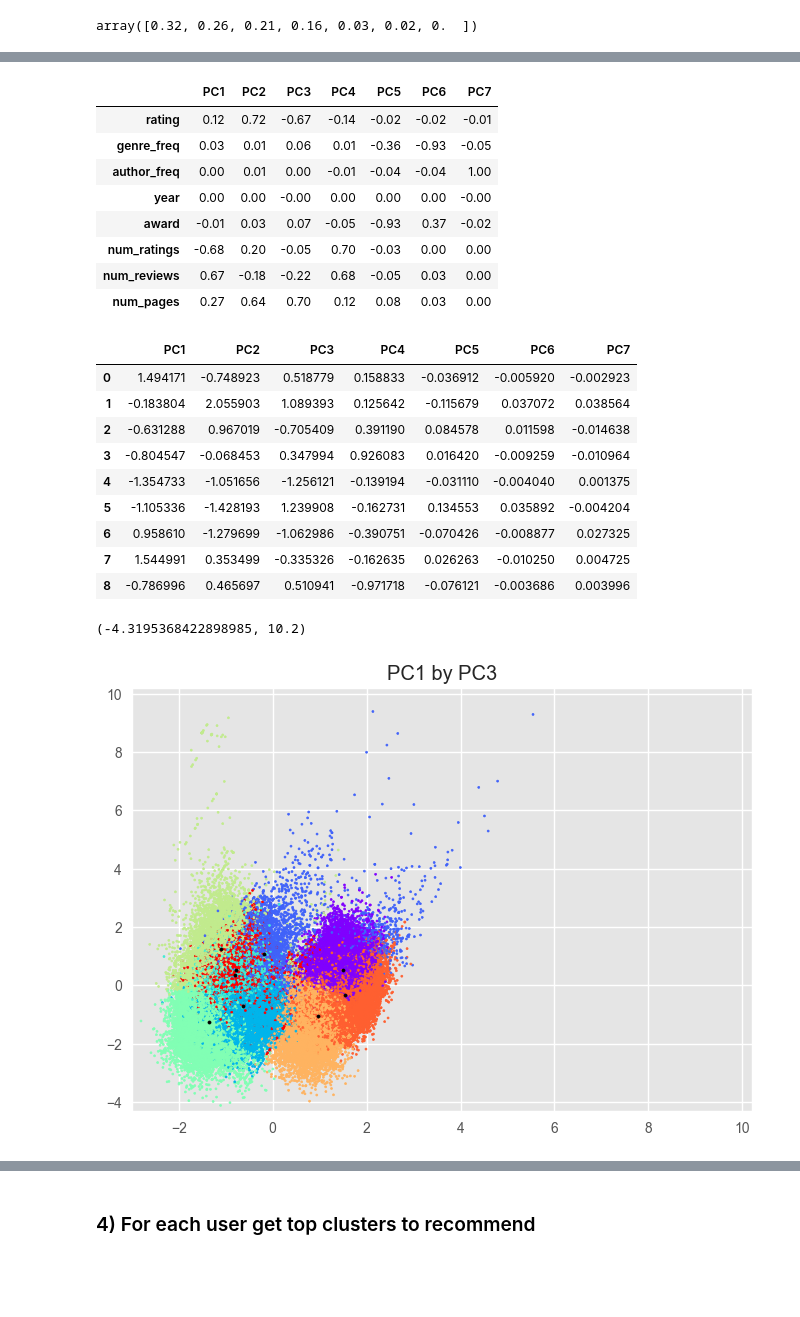
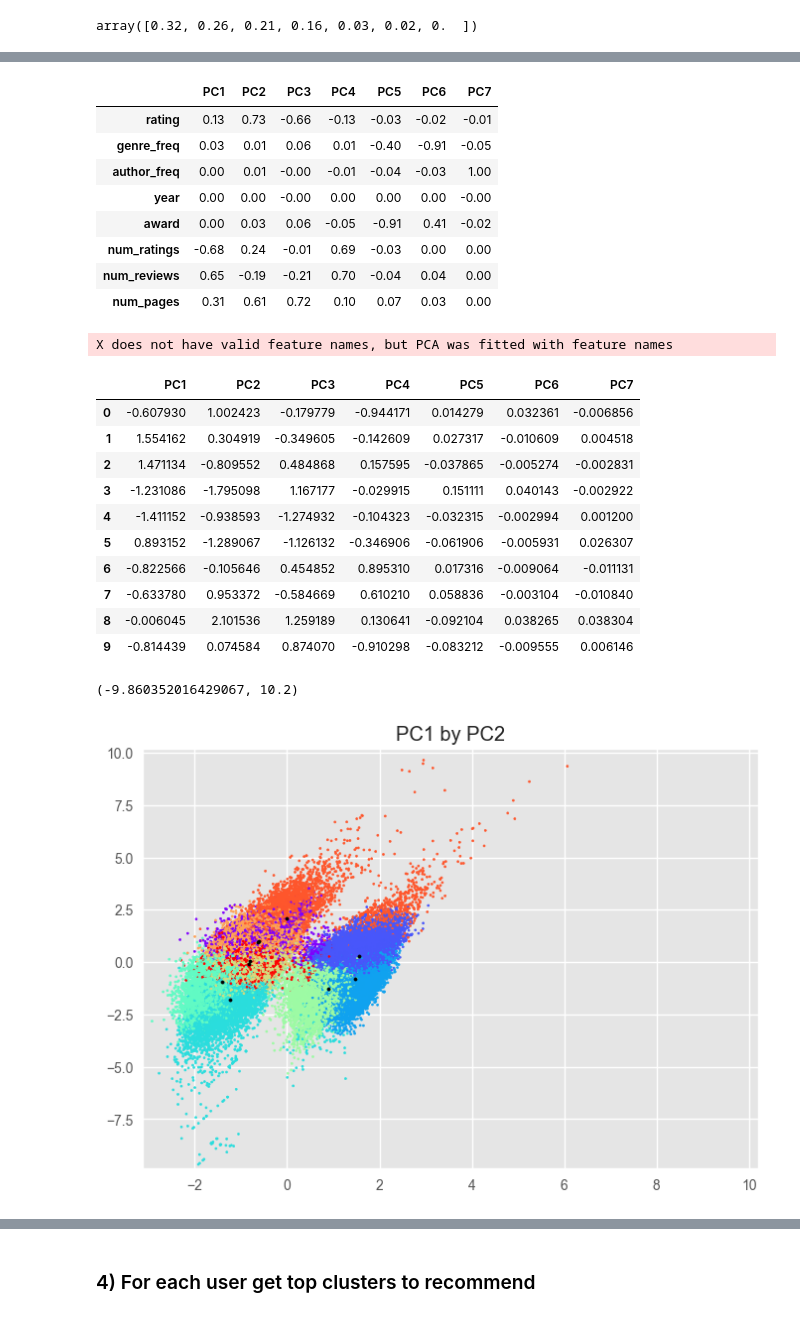
Before and after one commit to McGill-MMA-EnterpriseAnalytics/Goodreads_Book_Recommendation, a Jupyter notebook: Modelling/Book_Clustering.ipynb, the cells around one changed output, grey strips where cells are left out. Cells and saved outputs as stored; diff of their text form; code cells hidden in the pictures; blank space fills up the shorter version.

```diff
--- a/Modelling/Book_Clustering.ipynb
+++ b/Modelling/Book_Clustering.ipynb
@@ -272,3 +271,4 @@ df_prep.corr()
 # df_prep_out = df_prep.iloc[outlier_pred == 1]
 # df_store = df_store.iloc[outlier_pred == 1]
 df_prep_out = df_prep.drop(columns='book_counts')
+df_prep_out = df_prep_out.drop_duplicates()
@@ -277,14 +287,14 @@ df_prep_out = df_prep.drop(columns='book_counts')
 # %% [markdown]
 #### KMeans
 # %%
-from sklearn.cluster import KMeans
-inertia = []
-for i in range(5,20):
-    km = KMeans(n_clusters = i, n_init=10, random_state=42)
-    model = km.fit(df_prep_out)
-    print(model.inertia_)
-    inertia.append(model.inertia_)
-    labels = model.labels_
+# from sklearn.cluster import KMeans
+# inertia = []
+# for i in range(5,20):
+#     km = KMeans(n_clusters = i, n_init=10, random_state=42)
+#     model = km.fit(df_prep_out)
+#     print(model.inertia_)
+#     inertia.append(model.inertia_)
+#     labels = model.labels_
 # %%
 from yellowbrick.cluster import KElbowVisualizer
 
@@ -298,7 +308,7 @@ vis.show()
 <AxesSubplot: title={'center': 'Distortion Score Elbow for KMeans Clustering'}, xlabel='k', ylabel='distortion score'>
 # %%
 from yellowbrick.cluster.icdm import InterclusterDistance
-km = KMeans(n_clusters=9, n_init=10, random_state=42)
+km = KMeans(n_clusters=10, n_init=10, random_state=42)
 vis_clust = InterclusterDistance(km)
 vis_clust.fit(df_prep_out)
 vis_clust.show()
@@ -332,14 +343,14 @@ df_PCA.head()
 df_components.round(2)
 # %% [output]
 |  | PC1 | PC2 | PC3 | PC4 | PC5 | PC6 | PC7 |
-| rating | 0.12 | 0.72 | -0.67 | -0.14 | -0.02 | -0.02 | -0.01 |
-| genre_freq | 0.03 | 0.01 | 0.06 | 0.01 | -0.36 | -0.93 | -0.05 |
-| author_freq | 0.00 | 0.01 | 0.00 | -0.01 | -0.04 | -0.04 | 1.00 |
+| rating | 0.13 | 0.73 | -0.66 | -0.13 | -0.03 | -0.02 | -0.01 |
+| genre_freq | 0.03 | 0.01 | 0.06 | 0.01 | -0.40 | -0.91 | -0.05 |
+| author_freq | 0.00 | 0.01 | -0.00 | -0.01 | -0.04 | -0.03 | 1.00 |
 | year | 0.00 | 0.00 | -0.00 | 0.00 | 0.00 | 0.00 | -0.00 |
-| award | -0.01 | 0.03 | 0.07 | -0.05 | -0.93 | 0.37 | -0.02 |
-| num_ratings | -0.68 | 0.20 | -0.05 | 0.70 | -0.03 | 0.00 | 0.00 |
-| num_reviews | 0.67 | -0.18 | -0.22 | 0.68 | -0.05 | 0.03 | 0.00 |
-| num_pages | 0.27 | 0.64 | 0.70 | 0.12 | 0.08 | 0.03 | 0.00 |
+| award | 0.00 | 0.03 | 0.06 | -0.05 | -0.91 | 0.41 | -0.02 |
+| num_ratings | -0.68 | 0.24 | -0.01 | 0.69 | -0.03 | 0.00 | 0.00 |
+| num_reviews | 0.65 | -0.19 | -0.21 | 0.70 | -0.04 | 0.04 | 0.00 |
+| num_pages | 0.31 | 0.61 | 0.72 | 0.10 | 0.07 | 0.03 | 0.00 |
 # %%
 fitted = km.fit(df_prep_out)
 labels = fitted.labels_
@@ -348,33 +359,36 @@ centers = fitted.cluster_centers_
 pca_centers = pca.transform(centers)
 
 df_centers = pd.DataFrame(pca_centers, columns=[f"PC{i}" for i in range(1,len(df_prep_out.columns))])
+# %% [output]
+X does not have valid feature names, but PCA was fitted with feature names
 # %%
 df_centers
 # %% [output]
 |  | PC1 | PC2 | PC3 | PC4 | PC5 | PC6 | PC7 |
-| 0 | 1.494171 | -0.748923 | 0.518779 | 0.158833 | -0.036912 | -0.005920 | -0.002923 |
-| 1 | -0.183804 | 2.055903 | 1.089393 | 0.125642 | -0.115679 | 0.037072 | 0.038564 |
-| 2 | -0.631288 | 0.967019 | -0.705409 | 0.391190 | 0.084578 | 0.011598 | -0.014638 |
-| 3 | -0.804547 | -0.068453 | 0.347994 | 0.926083 | 0.016420 | -0.009259 | -0.010964 |
-| 4 | -1.354733 | -1.051656 | -1.256121 | -0.139194 | -0.031110 | -0.004040 | 0.001375 |
-| 5 | -1.105336 | -1.428193 | 1.239908 | -0.162731 | 0.134553 | 0.035892 | -0.004204 |
-| 6 | 0.958610 | -1.279699 | -1.062986 | -0.390751 | -0.070426 | -0.008877 | 0.027325 |
-| 7 | 1.544991 | 0.353499 | -0.335326 | -0.162635 | 0.026263 | -0.010250 | 0.004725 |
-| 8 | -0.786996 | 0.465697 | 0.510941 | -0.971718 | -0.076121 | -0.003686 | 0.003996 |
+| 0 | -0.607930 | 1.002423 | -0.179779 | -0.944171 | 0.014279 | 0.032361 | -0.006856 |
+| 1 | 1.554162 | 0.304919 | -0.349605 | -0.142609 | 0.027317 | -0.010609 | 0.004518 |
+| 2 | 1.471134 | -0.809552 | 0.484868 | 0.157595 | -0.037865 | -0.005274 | -0.002831 |
+| 3 | -1.231086 | -1.795098 | 1.167177 | -0.029915 | 0.151111 | 0.040143 | -0.002922 |
+| 4 | -1.411152 | -0.938593 | -1.274932 | -0.104323 | -0.032315 | -0.002994 | 0.001200 |
+| 5 | 0.893152 | -1.289067 | -1.126132 | -0.346906 | -0.061906 | -0.005931 | 0.026307 |
+| 6 | -0.822566 | -0.105646 | 0.454852 | 0.895310 | 0.017316 | -0.009064 | -0.011131 |
+| 7 | -0.633780 | 0.953372 | -0.584669 | 0.610210 | 0.058836 | -0.003104 | -0.010840 |
+| 8 | -0.006045 | 2.101536 | 1.259189 | 0.130641 | -0.092104 | 0.038265 | 0.038304 |
+| 9 | -0.814439 | 0.074584 | 0.874070 | -0.910298 | -0.083212 | -0.009555 | 0.006146 |
 # %%
 pc1 = 1
-pc2 = 3
+pc2 = 2
 
 pcs = [f"PC{i}" for i in range(1,len(df_prep_out.columns))]
 plt.style.use('ggplot')
 plt.scatter(df_PCA[pcs[pc1-1]], df_PCA[pcs[pc2-1]], c=labels, cmap='rainbow', s=2)
 plt.scatter(df_centers[pcs[pc1-1]], df_centers[pcs[pc2-1]], c='black', s=5)
 plt.title(f"{pcs[pc1-1]} by {pcs[pc2-1]}")
 plt.xlim((max(df_PCA[pcs[pc1-1]].min(), -10) - 0.2, min(df_PCA[pcs[pc1-1]].max(), 10) + 0.2))
 plt.ylim((max(df_PCA[pcs[pc2-1]].min(), -10) - 0.2, min(df_PCA[pcs[pc2-1]].max(), 10) + 0.2))
 # %% [output]
-(-4.3195368422898985, 10.2)
+(-9.860352016429067, 10.2)
-[figure, old version]
+[figure, new version]
 # %%
 pc1 = 1
 pc2 = 2
```
Also changed, not shown: parts of 31 cells of this notebook.
